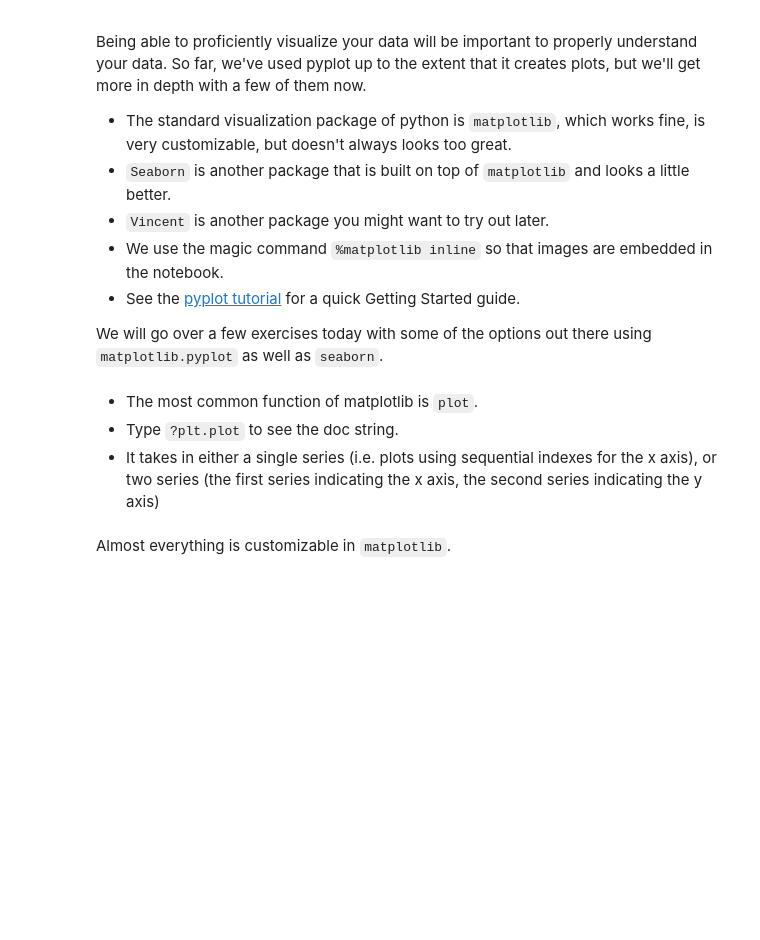
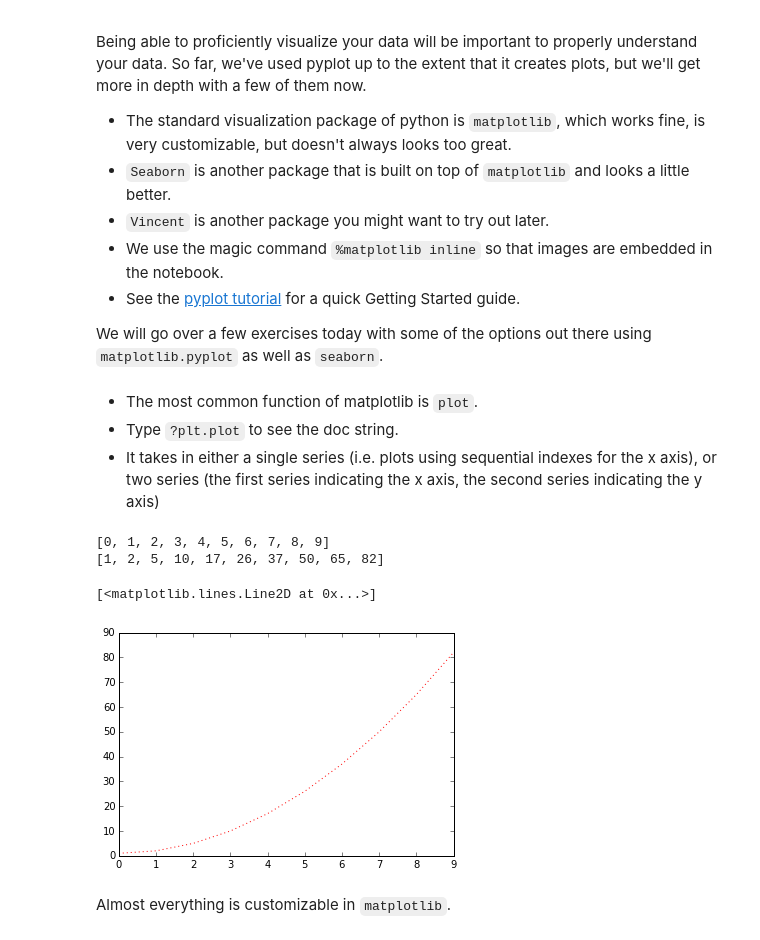
Before and after one commit to brianchandbound/ga-ds, a Jupyter notebook: 04_eda/lab_04_02_viz.ipynb, the cells around one changed output. Saved outputs shown, nothing was run; the diff lists cells and outputs as text; code cells hidden in the pictures; blank space fills up the shorter version.

```diff
--- a/04_eda/lab_04_02_viz.ipynb
+++ b/04_eda/lab_04_02_viz.ipynb
@@ -18,9 +18,20 @@ We will go over a few exercises today with some of the options out there using `
 - Type `?plt.plot` to see the doc string.
 - It takes in either a single series (i.e. plots using sequential indexes for the x axis), or two series (the first series indicating the x axis, the second series indicating the y axis)
 # %%
-# xx = range(10)
-# yy = [x ** 2 + 1 for x in xx]
-# plt.plot(xx, yy, 'r:')  # 'r' = red, and ':' = dotted line
+xx = range(10)
+
+yy = [x ** 2 + 1 for x in xx]
+
+print xx
+print yy
+# %% [output]
+[0, 1, 2, 3, 4, 5, 6, 7, 8, 9]
+[1, 2, 5, 10, 17, 26, 37, 50, 65, 82]
+# %%
+plt.plot( xx, yy, 'r:' )  # 'r' = red, and ':' = dotted line
+# %% [output]
+[<matplotlib.lines.Line2D at 0x...>]
+[figure, added]
 # %% [markdown]
 Almost everything is customizable in `matplotlib`.
 # %%
```
Also changed, not shown: parts of 17 cells of this notebook, 2 other files.
